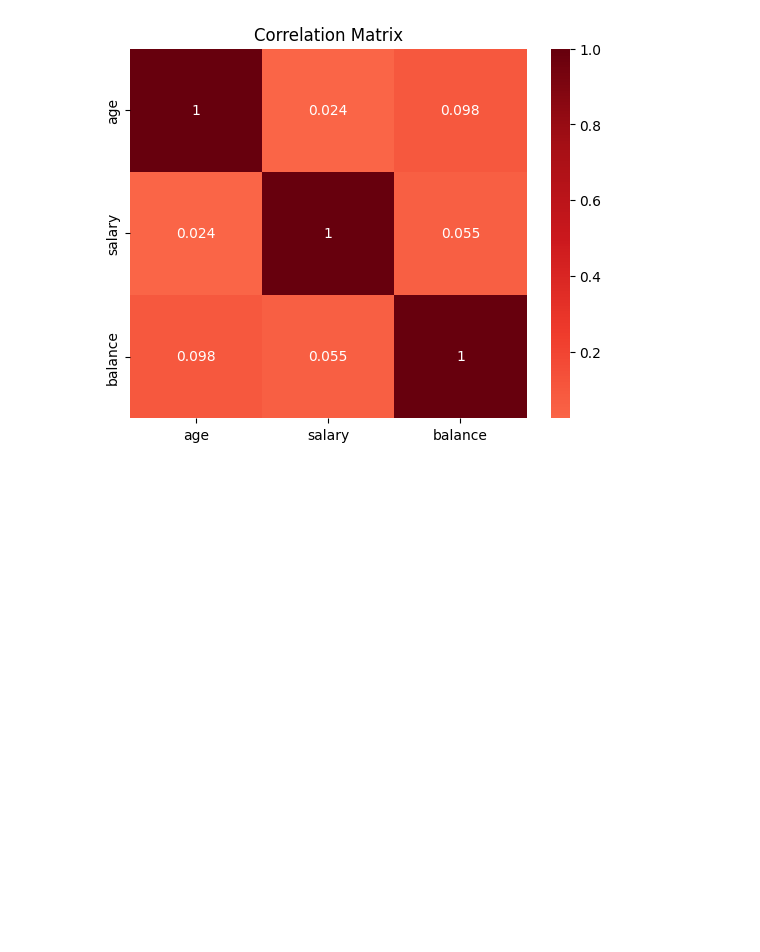
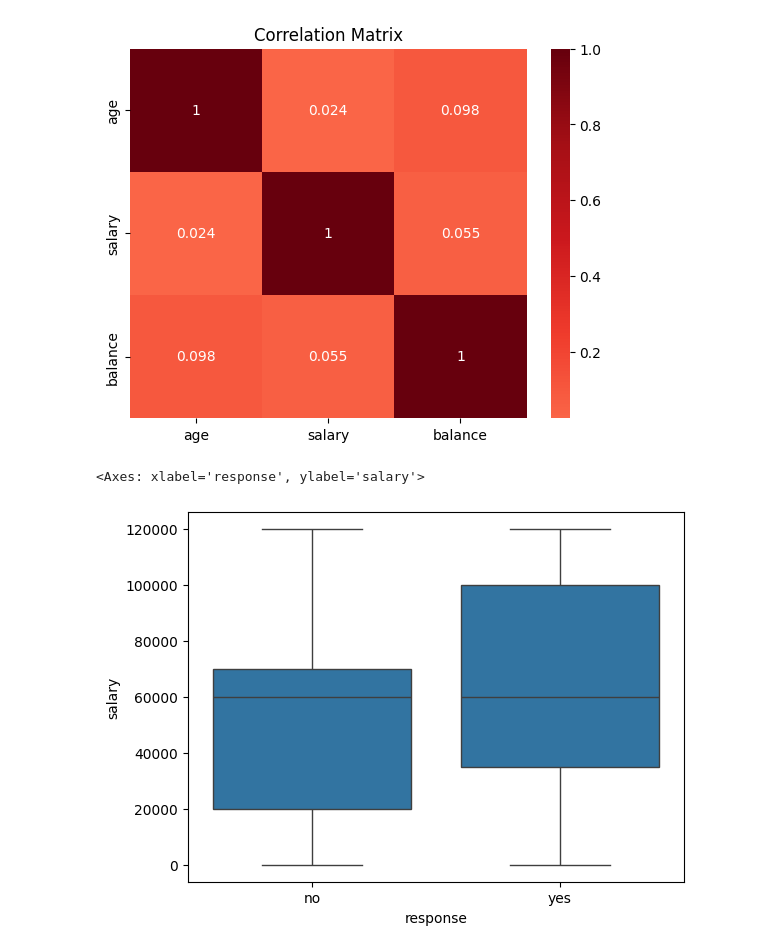
Before and after one commit to TalJa1/dc_practice, a Jupyter notebook: learning/data_toolkits.ipynb, the cells around one changed output. Drawn from its saved outputs; the diff is of its cells as text; code cells hidden in the pictures; blank space fills up the shorter version.

```diff
--- a/learning/data_toolkits.ipynb
+++ b/learning/data_toolkits.ipynb
@@ -291,3 +291,8 @@ plt.title('Correlation Matrix')
 plt.show()
 # %% [output]
 [figure]
+# %%
+sns.boxplot(data=df, x="response", y="salary")
+# %% [output]
+<Axes: xlabel='response', ylabel='salary'>
+[figure, added]
```
Also changed, not shown: parts of 11 cells of this notebook, 1 other file.
